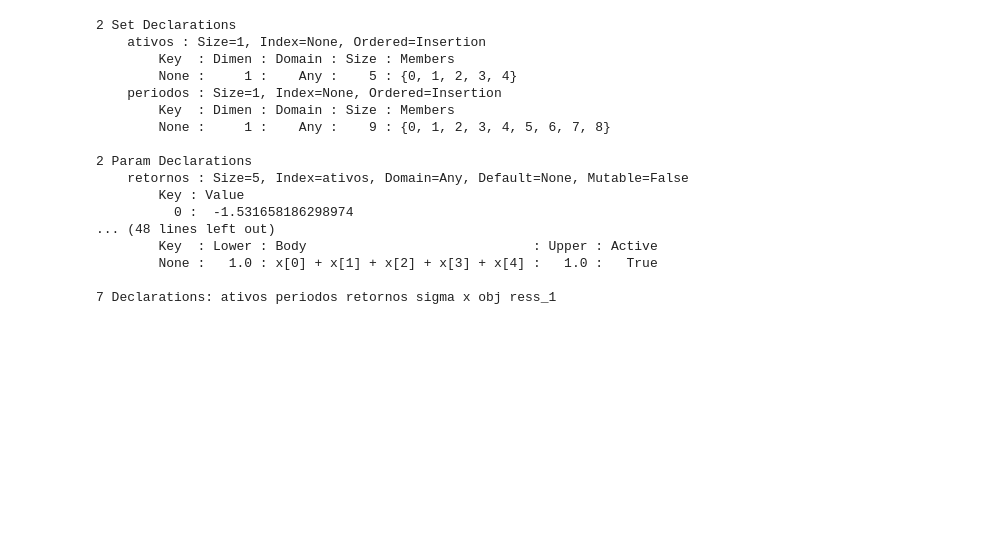
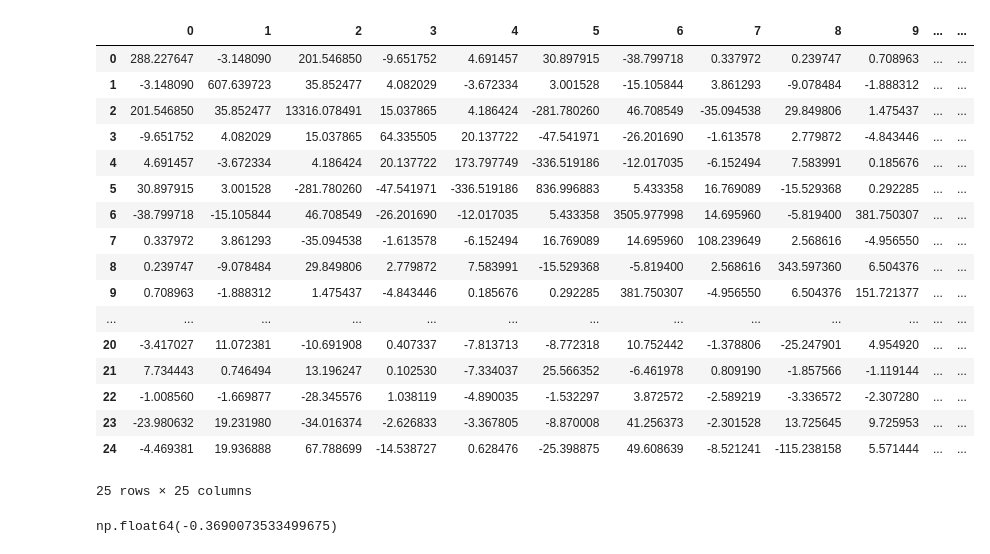
Before and after one commit to JoaoNogaroli/mestrado, a Jupyter notebook: estudo/multi-objetivo/treino/linear_sharpe/app.ipynb, the cells around one changed output. Cells and saved outputs as stored; diff of their text form; code cells hidden in the pictures; blank space fills up the shorter version.

```diff
--- a/estudo/multi-objetivo/treino/linear_sharpe/app.ipynb
+++ b/estudo/multi-objetivo/treino/linear_sharpe/app.ipynb
@@ -34,3 +37,28 @@ df
+# %%
+df.cov()
+# %% [output]
+|  | 0 | 1 | 2 | 3 | 4 | 5 | 6 | 7 | 8 | 9 | ... | ... |
+| 0 | 288.227647 | -3.148090 | 201.546850 | -9.651752 | 4.691457 | 30.897915 | -38.799718 | 0.337972 | 0.239747 | 0.708963 | ... | ... |
+| 1 | -3.148090 | 607.639723 | 35.852477 | 4.082029 | -3.672334 | 3.001528 | -15.105844 | 3.861293 | -9.078484 | -1.888312 | ... | ... |
+| 2 | 201.546850 | 35.852477 | 13316.078491 | 15.037865 | 4.186424 | -281.780260 | 46.708549 | -35.094538 | 29.849806 | 1.475437 | ... | ... |
+| 3 | -9.651752 | 4.082029 | 15.037865 | 64.335505 | 20.137722 | -47.541971 | -26.201690 | -1.613578 | 2.779872 | -4.843446 | ... | ... |
+| 4 | 4.691457 | -3.672334 | 4.186424 | 20.137722 | 173.797749 | -336.519186 | -12.017035 | -6.152494 | 7.583991 | 0.185676 | ... | ... |
+| 5 | 30.897915 | 3.001528 | -281.780260 | -47.541971 | -336.519186 | 836.996883 | 5.433358 | 16.769089 | -15.529368 | 0.292285 | ... | ... |
+| 6 | -38.799718 | -15.105844 | 46.708549 | -26.201690 | -12.017035 | 5.433358 | 3505.977998 | 14.695960 | -5.819400 | 381.750307 | ... | ... |
+| 7 | 0.337972 | 3.861293 | -35.094538 | -1.613578 | -6.152494 | 16.769089 | 14.695960 | 108.239649 | 2.568616 | -4.956550 | ... | ... |
+| 8 | 0.239747 | -9.078484 | 29.849806 | 2.779872 | 7.583991 | -15.529368 | -5.819400 | 2.568616 | 343.597360 | 6.504376 | ... | ... |
+| 9 | 0.708963 | -1.888312 | 1.475437 | -4.843446 | 0.185676 | 0.292285 | 381.750307 | -4.956550 | 6.504376 | 151.721377 | ... | ... |
+| ... | ... | ... | ... | ... | ... | ... | ... | ... | ... | ... | ... | ... |
+| 20 | -3.417027 | 11.072381 | -10.691908 | 0.407337 | -7.813713 | -8.772318 | 10.752442 | -1.378806 | -25.247901 | 4.954920 | ... | ... |
+| 21 | 7.734443 | 0.746494 | 13.196247 | 0.102530 | -7.334037 | 25.566352 | -6.461978 | 0.809190 | -1.857566 | -1.119144 | ... | ... |
+| 22 | -1.008560 | -1.669877 | -28.345576 | 1.038119 | -4.890035 | -1.532297 | 3.872572 | -2.589219 | -3.336572 | -2.307280 | ... | ... |
+| 23 | -23.980632 | 19.231980 | -34.016374 | -2.626833 | -3.367805 | -8.870008 | 41.256373 | -2.301528 | 13.725645 | 9.725953 | ... | ... |
+| 24 | -4.469381 | 19.936888 | 67.788699 | -14.538727 | 0.628476 | -25.398875 | 49.608639 | -8.521241 | -115.238158 | 5.571444 | ... | ... |
+25 rows × 25 columns
+# %%
+df.iloc[0,0]
+# %% [output]
+np.float64(-0.3690073533499675)
 # %%
 model = pyo.ConcreteModel()
 
@@ -52,23 +101,3 @@ model.ress_1 = pyo.Constraint(rule=res_1)
-# %%
-model.pprint()
-# %% [output]
-2 Set Declarations
-    ativos : Size=1, Index=None, Ordered=Insertion
-        Key  : Dimen : Domain : Size : Members
-        None :     1 :    Any :    5 : {0, 1, 2, 3, 4}
-    periodos : Size=1, Index=None, Ordered=Insertion
-        Key  : Dimen : Domain : Size : Members
-        None :     1 :    Any :    9 : {0, 1, 2, 3, 4, 5, 6, 7, 8}
-
-2 Param Declarations
-    retornos : Size=5, Index=ativos, Domain=Any, Default=None, Mutable=False
-        Key : Value
-          0 :  -1.531658186298974
-... (48 lines left out)
-        Key  : Lower : Body                             : Upper : Active
-        None :   1.0 : x[0] + x[1] + x[2] + x[3] + x[4] :   1.0 :   True
-
-7 Declarations: ativos periodos retornos sigma x obj ress_1
 # %%
 # ------------------- solver
 opt = SolverFactory('cplex', executable='C:\\Program Files\\IBM\\ILOG\\CPLEX_Studio_Community222\\cplex\\bin\\x64_win64\\cplex.exe')
```
Also changed, not shown: parts of 17 cells of this notebook, 1 other file.
